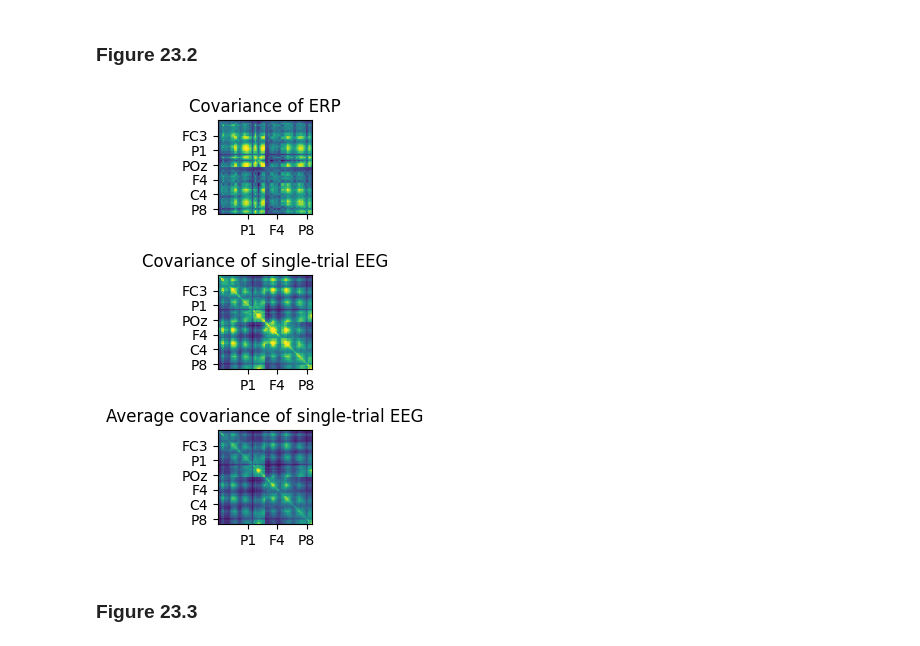
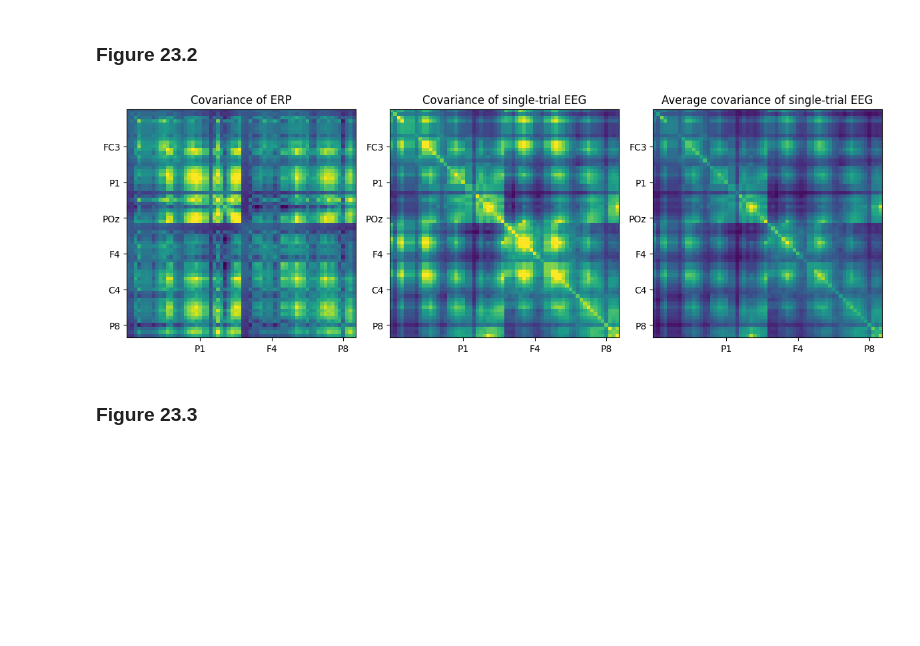
Before and after one commit to agencyenterprise/AnalyzingNeuralTimeSeries-Python, a Jupyter notebook: nbs/chapter23.ipynb, the cells around one changed output. Drawn from its saved outputs; the diff is of its cells as text; code cells hidden in the pictures; blank space fills up the shorter version.

```diff
--- a/nbs/chapter23.ipynb
+++ b/nbs/chapter23.ipynb
@@ -30,8 +30,9 @@ erp = np.mean(EEG['data'], axis=2)
 erp = erp - np.mean(erp, axis=1, keepdims=True)
 covar = np.dot(erp, erp.T) / (EEG['pnts'][0][0] - 1)
 
+plt.figure(figsize=(12, 4))
 # Plot covariance of ERP
-plt.subplot(311)
+plt.subplot(131)
 plt.imshow(covar, aspect='equal', clim=[-1, 5])
 xticks = [20, 40, 60]
 yticks = [10, 20, 30, 40, 50, 60]
@@ -47,38 +48,38 @@ eeg = eeg - np.mean(eeg, axis=1, keepdims=True)
 covar = np.dot(eeg, eeg.T) / (len(eeg) - 1)
 
 # Plot covariance of single-trial EEG
-plt.subplot(312)
+plt.subplot(132)
 plt.imshow(covar, aspect='equal', clim=[20000, 150000])
 xticks = [20, 40, 60]
 yticks = [10, 20, 30, 40, 50, 60]
 plt.xticks(xticks)
 plt.yticks(yticks)
 plt.gca().set_xticklabels([EEG['chanlocs'][0]['labels'][tick-1][0] for tick in xticks])
 plt.gca().set_yticklabels([EEG['chanlocs'][0]['labels'][tick-1][0] for tick in yticks])
 plt.title('Covariance of single-trial EEG')
 
 # Average single-trial covariances
 covar = np.zeros((EEG['nbchan'][0][0], EEG['nbchan'][0][0]))
 for i in range(EEG['trials'][0][0]):
     eeg = EEG['data'][:, :, i] - np.mean(EEG['data'][:, :, i], axis=1, keepdims=True)
     covar += np.dot(eeg, eeg.T) / (EEG['pnts'][0][0] - 1)
 covar /= i
 
 # Plot average covariance of single-trial EEG
-plt.subplot(313)
+plt.subplot(133)
 plt.imshow(covar, aspect='equal', clim=[20, 150])
 xticks = [20, 40, 60]
 yticks = [10, 20, 30, 40, 50, 60]
 plt.xticks(xticks)
 plt.yticks(yticks)
 plt.gca().set_xticklabels([EEG['chanlocs'][0]['labels'][tick-1][0] for tick in xticks])
 plt.gca().set_yticklabels([EEG['chanlocs'][0]['labels'][tick-1][0] for tick in yticks])
 plt.title('Average covariance of single-trial EEG')
 
 plt.tight_layout()
 plt.show()
 # %% [output]
-[figure, old version]
+[figure, new version]
 # %% [markdown]
 ### Figure 23.3
 # %%
```
